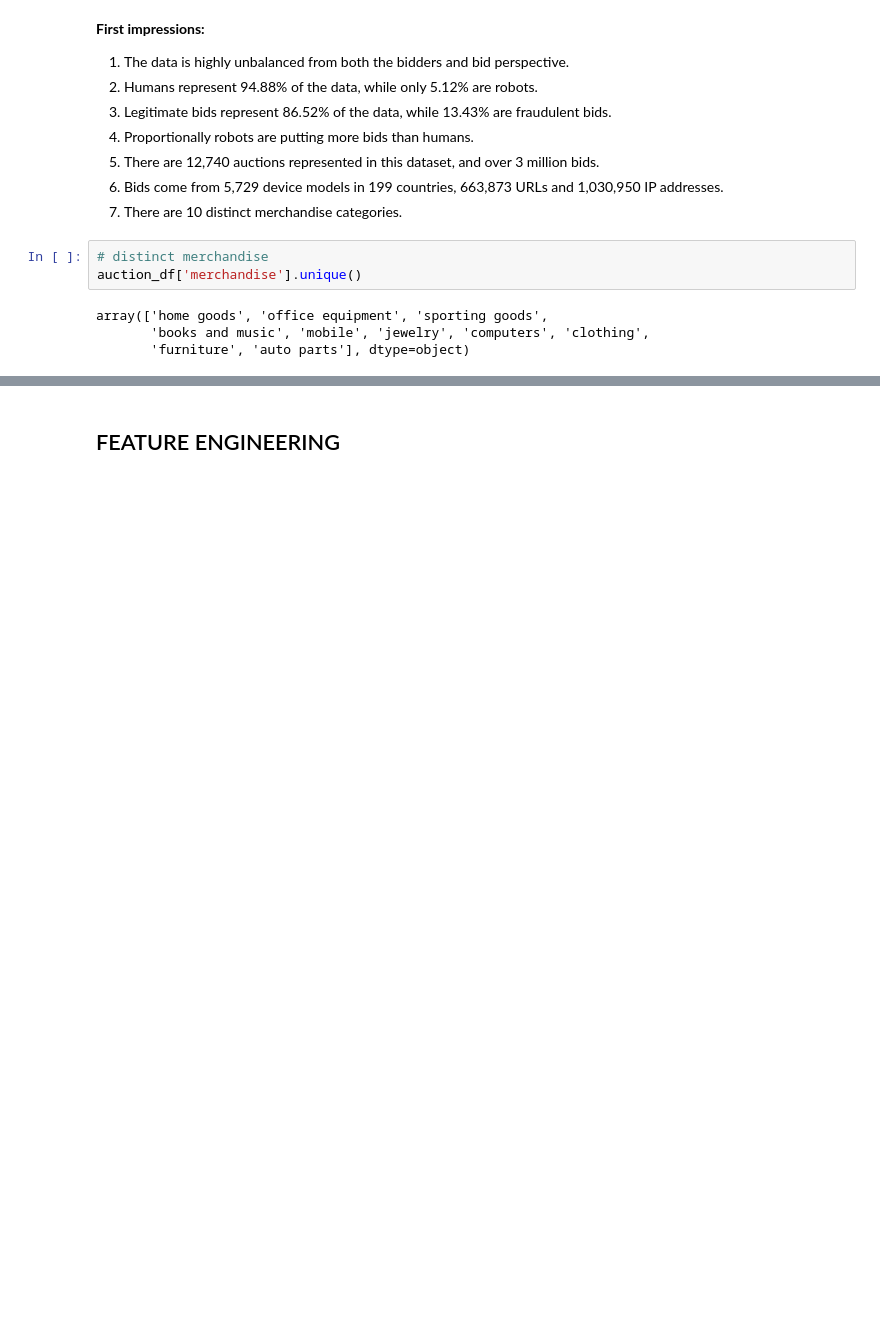
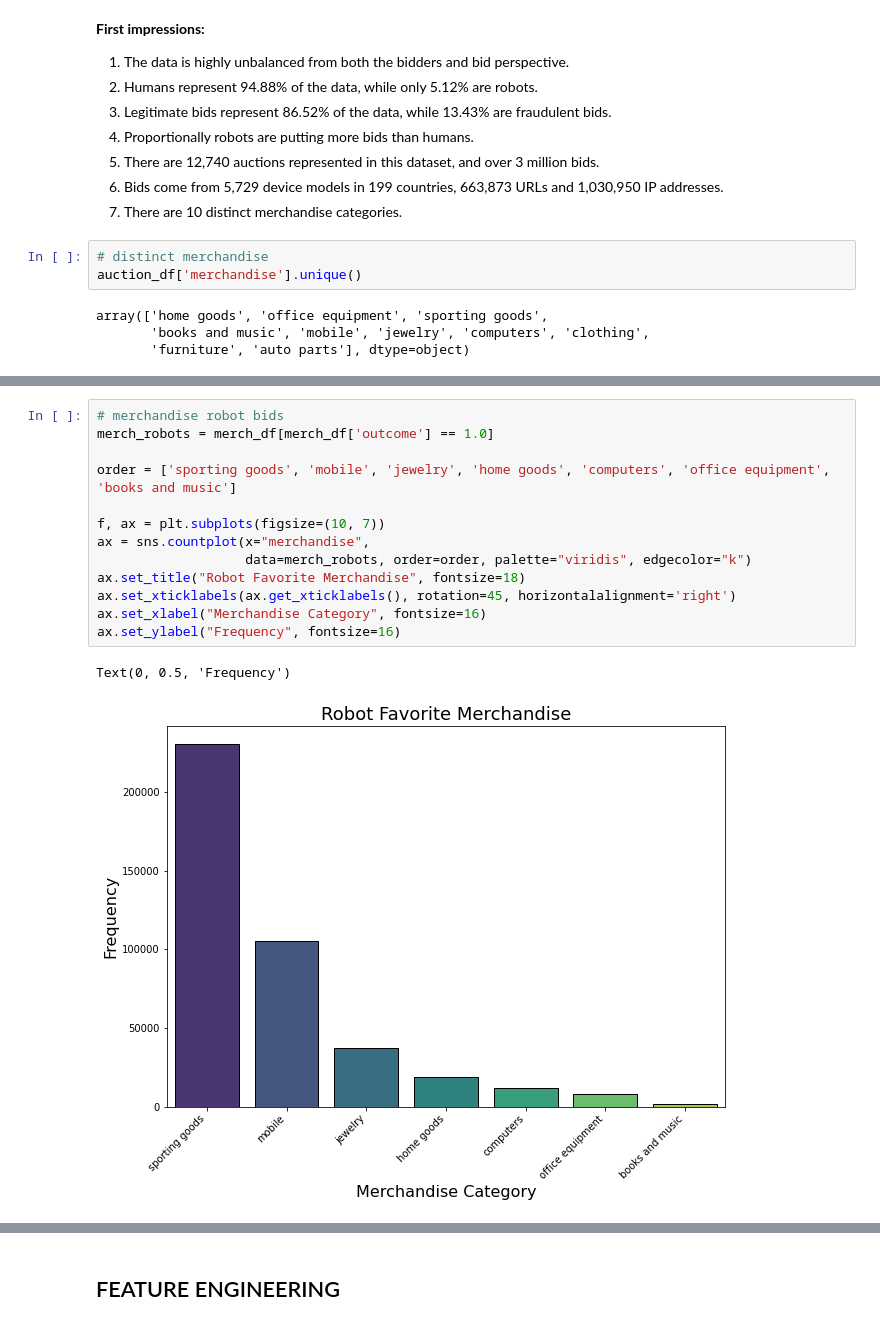
Before and after one commit to gabriellewald/auction-fraud-detection, a Jupyter notebook: notebooks/2_exploratory_data_analysis.ipynb, the cells around one changed output, grey strips where cells are left out. Drawn from its saved outputs; the diff is of its cells as text; blank space fills up the shorter version.

```diff
--- a/notebooks/2_exploratory_data_analysis.ipynb
+++ b/notebooks/2_exploratory_data_analysis.ipynb
@@ -212,0 +203,16 @@ merch_df
+# %%
+# merchandise robot bids
+merch_robots = merch_df[merch_df['outcome'] == 1.0]
+
+order = ['sporting goods', 'mobile', 'jewelry', 'home goods', 'computers', 'office equipment', 'books and music']
+
+f, ax = plt.subplots(figsize=(10, 7))
+ax = sns.countplot(x="merchandise",
+                   data=merch_robots, order=order, palette="viridis", edgecolor="k")
+ax.set_title("Robot Favorite Merchandise", fontsize=18)
+ax.set_xticklabels(ax.get_xticklabels(), rotation=45, horizontalalignment='right')
+ax.set_xlabel("Merchandise Category", fontsize=16)
+ax.set_ylabel("Frequency", fontsize=16)
+# %% [output]
+Text(0, 0.5, 'Frequency')
+[figure, added]
```
Also changed, not shown: parts of 14 cells of this notebook.
